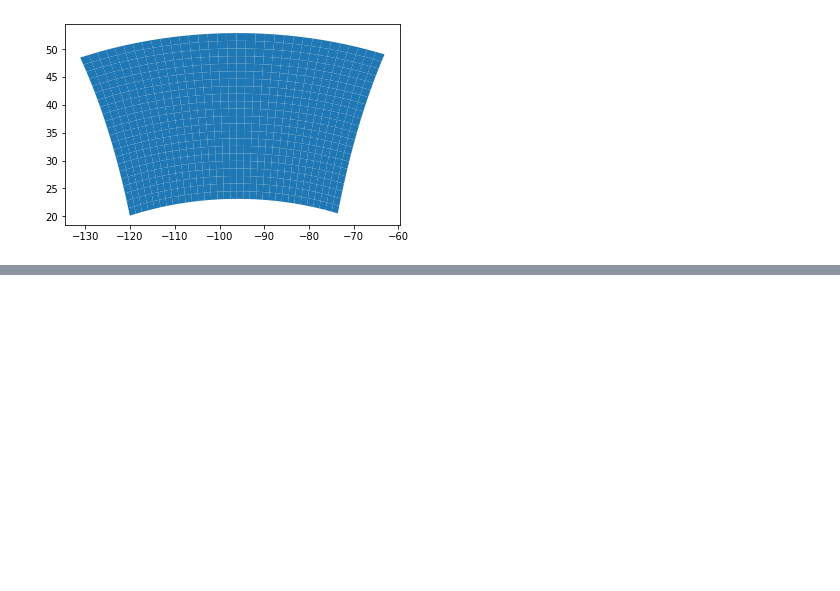
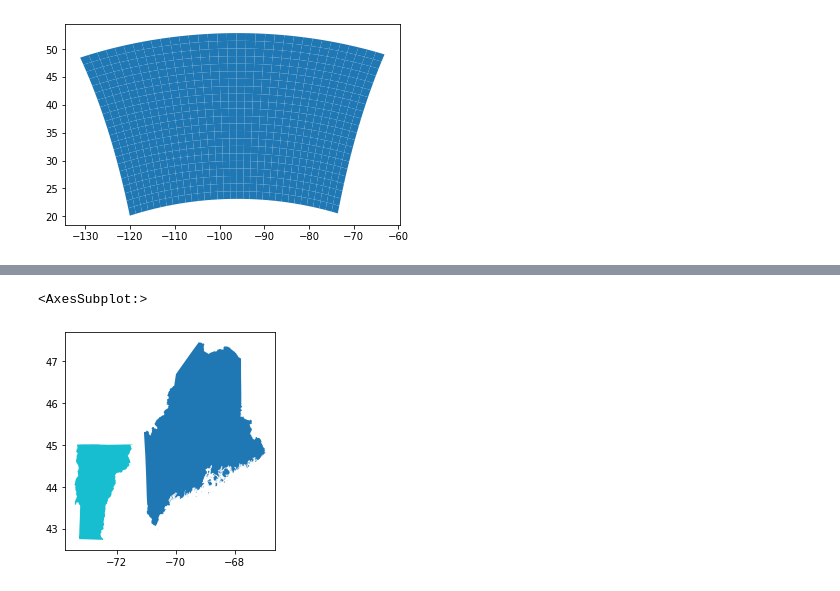
Before and after one commit to tonybutzer/c-experiments, a Jupyter notebook: 2_Gridding_For_Scale/1_ard_tile_stuff.ipynb, the cells around one changed output, grey strips where cells are left out. Drawn from its saved outputs; the diff is of its cells as text; code cells hidden in the pictures; blank space fills up the shorter version.

```diff
--- a/2_Gridding_For_Scale/1_ard_tile_stuff.ipynb
+++ b/2_Gridding_For_Scale/1_ard_tile_stuff.ipynb
@@ -169,0 +221,2 @@ gdf_lat_lon.plot()
+# %%
+maine_gdf = sgdf[sgdf.NAME.isin(['Maine', 'Vermont'])]
@@ -169,0 +229,5 @@ gdf_lat_lon.plot()
+# %%
+maine_gdf.plot(column='NAME')
+# %% [output]
+<AxesSubplot:>
+[figure, added]
```
Also changed, not shown: parts of 19 cells of this notebook, 12 other files.
